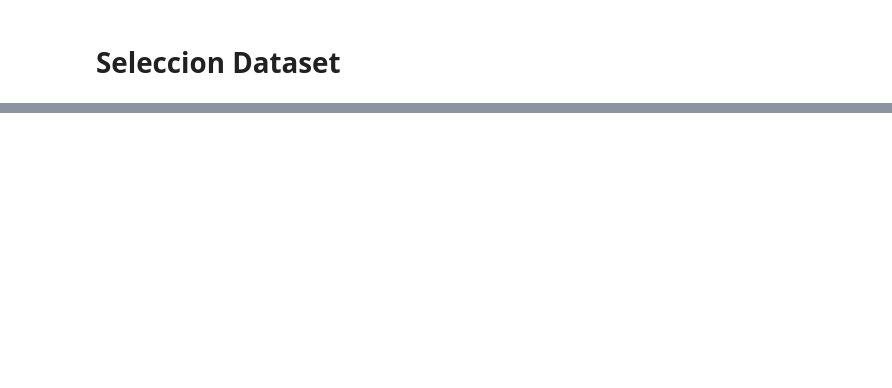
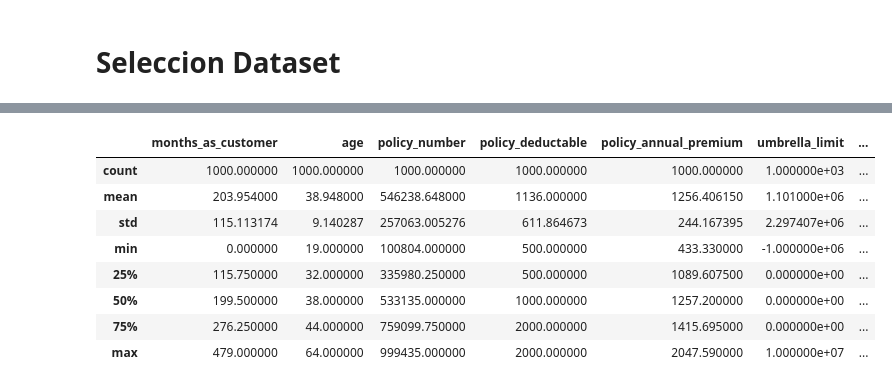
Before and after one commit to edx04/data-science, a Jupyter notebook: Entrega1Arellano.ipynb, the cells around one changed output, grey strips where cells are left out. Drawn from its saved outputs; the diff is of its cells as text; code cells hidden in the pictures; blank space fills up the shorter version.

```diff
--- a/Entrega1Arellano.ipynb
+++ b/Entrega1Arellano.ipynb
@@ -39,0 +108,12 @@ El dataset que se va usar es
+# %%
+df.describe()
+# %% [output]
+|  | months_as_customer | age | policy_number | policy_deductable | policy_annual_premium | umbrella_limit | ... |
+| count | 1000.000000 | 1000.000000 | 1000.000000 | 1000.000000 | 1000.000000 | 1.000000e+03 | ... |
+| mean | 203.954000 | 38.948000 | 546238.648000 | 1136.000000 | 1256.406150 | 1.101000e+06 | ... |
+| std | 115.113174 | 9.140287 | 257063.005276 | 611.864673 | 244.167395 | 2.297407e+06 | ... |
+| min | 0.000000 | 19.000000 | 100804.000000 | 500.000000 | 433.330000 | -1.000000e+06 | ... |
+| 25% | 115.750000 | 32.000000 | 335980.250000 | 500.000000 | 1089.607500 | 0.000000e+00 | ... |
+| 50% | 199.500000 | 38.000000 | 533135.000000 | 1000.000000 | 1257.200000 | 0.000000e+00 | ... |
+| 75% | 276.250000 | 44.000000 | 759099.750000 | 2000.000000 | 1415.695000 | 0.000000e+00 | ... |
+| max | 479.000000 | 64.000000 | 999435.000000 | 2000.000000 | 2047.590000 | 1.000000e+07 | ... |
```
Also changed, not shown: parts of 19 cells of this notebook.
